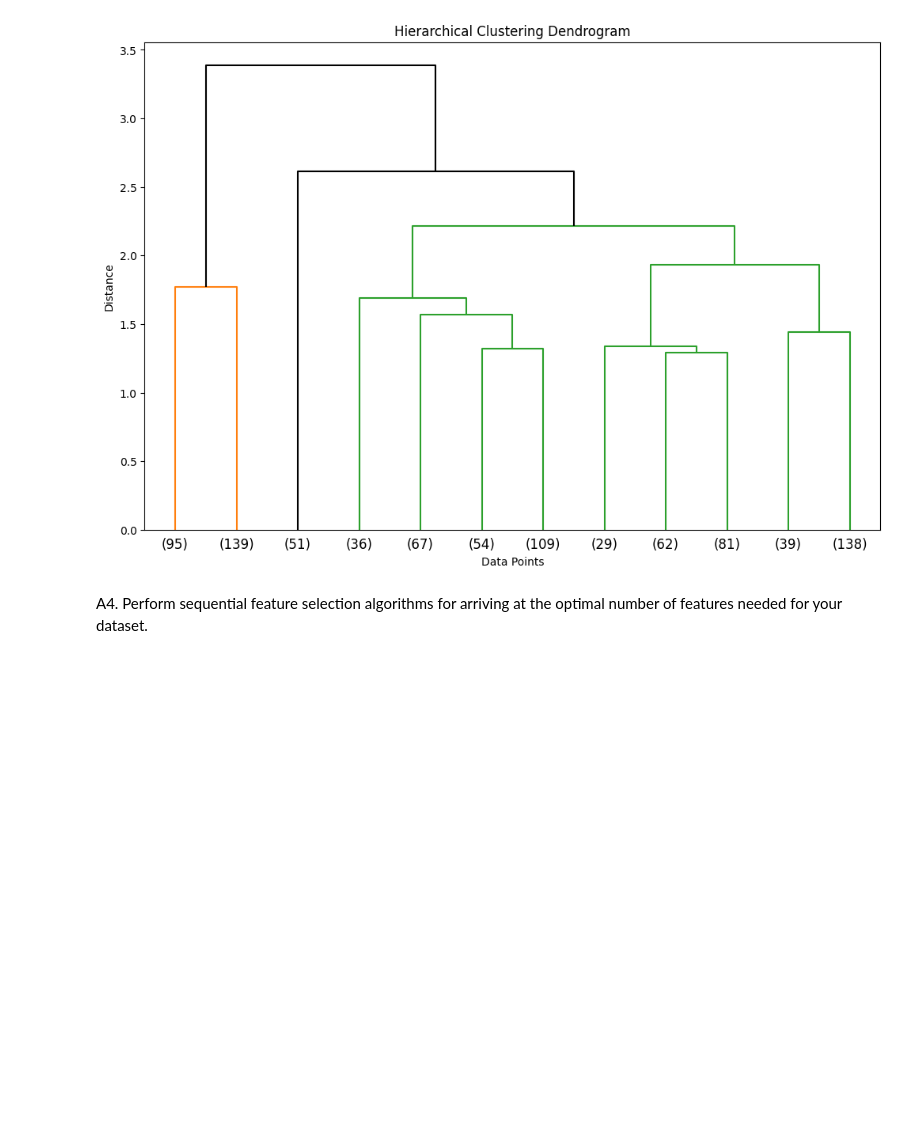
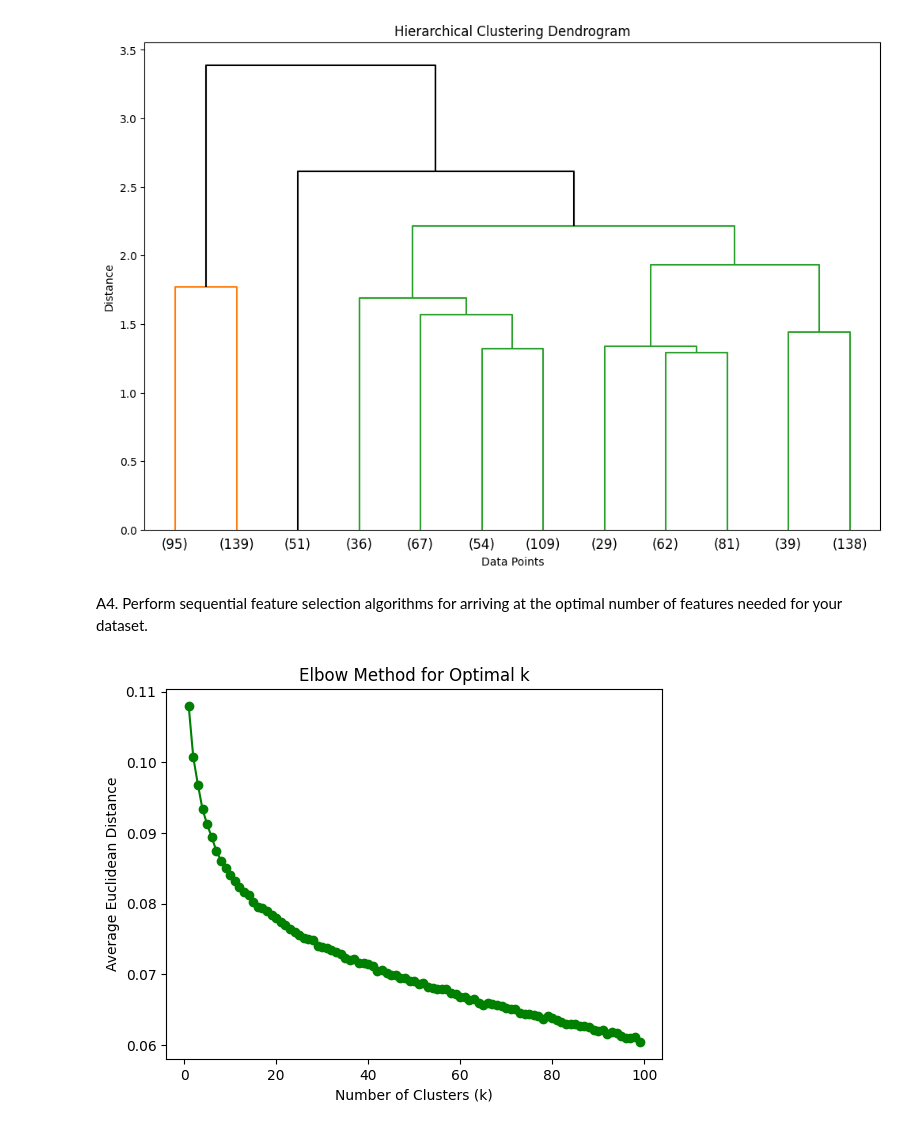
Before and after one commit to 21176/Machine-Learning, a Jupyter notebook: Lab-10.ipynb, the cells around one changed output. Cells and saved outputs as stored; diff of their text form; code cells hidden in the pictures; blank space fills up the shorter version.

```diff
--- a/Lab-10.ipynb
+++ b/Lab-10.ipynb
@@ -165,0 +203,14 @@ print(df_clusters.head())
+# %%
+from sklearn.metrics import silhouette_score
+
+# Assuming mergedDataWithoutLabels is your feature matrix
+
+# Fit the K-Means model
+kMeans.fit(mergedDataWithoutLabels)
+
+# Get the cluster labels for each data point
+clusterLabels = kMeans.labels_
+
+# Calculate silhouette score
+silhouette_avg = silhouette_score(mergedDataWithoutLabels, clusterLabels)
+print(f"Silhouette Score: {silhouette_avg}")
@@ -165,0 +219,7 @@ print(df_clusters.head())
+# %%
+from sklearn.metrics import davies_bouldin_score
+
+kMeans.fit(mergedDataWithoutLabels)
+clusterLabels = kMeans.labels_
+davies_bouldin = davies_bouldin_score(mergedDataWithoutLabels, clusterLabels)
+print(f"Davies-Bouldin Index: {davies_bouldin}")
@@ -217,3 +279,28 @@ plt.show()
 [figure]
 # %% [markdown]
 A4. Perform sequential feature selection algorithms for arriving at the optimal number of features needed for your dataset.
+# %%
+# Elbow method is used to find the optimal k value for a given cluster. The value of k choosen should be such that the distances when measured shouldn't be very large.
+# The distances can be calculated in many different ways that includes euclidean and WCSS.
+# On plotting the graph for various values of k the point on graph where the elbow or the curve noticed will be the required value of k to be choosen.
+
+# Define a range of k values
+kValues = list(range(1, 100))
+
+# Calculate the average Euclidean distance for each k
+averageDistances = []
+
+for k in kValues:
+    kmeans = KMeans(n_clusters = k, random_state = 42)
+    kmeans.fit(mergedDataWithoutLabels)
+    # "kmeans.inertia_" performs the sum of squared of distances(euclidean distance) and when divided by the length of "mergedDataWithoutLabels" the average distance can be obtained
+    averageDistances.append(kmeans.inertia_ / len(mergedDataWithoutLabels))
+
+# Plot the elbow curve
+plt.plot(kValues, averageDistances, marker='o', color='green')
+plt.title('Elbow Method for Optimal k')
+plt.xlabel('Number of Clusters (k)')
+plt.ylabel('Average Euclidean Distance')
+plt.show()
+# %% [output]
+[figure, added]
```
Also changed, not shown: parts of 5 cells of this notebook.
